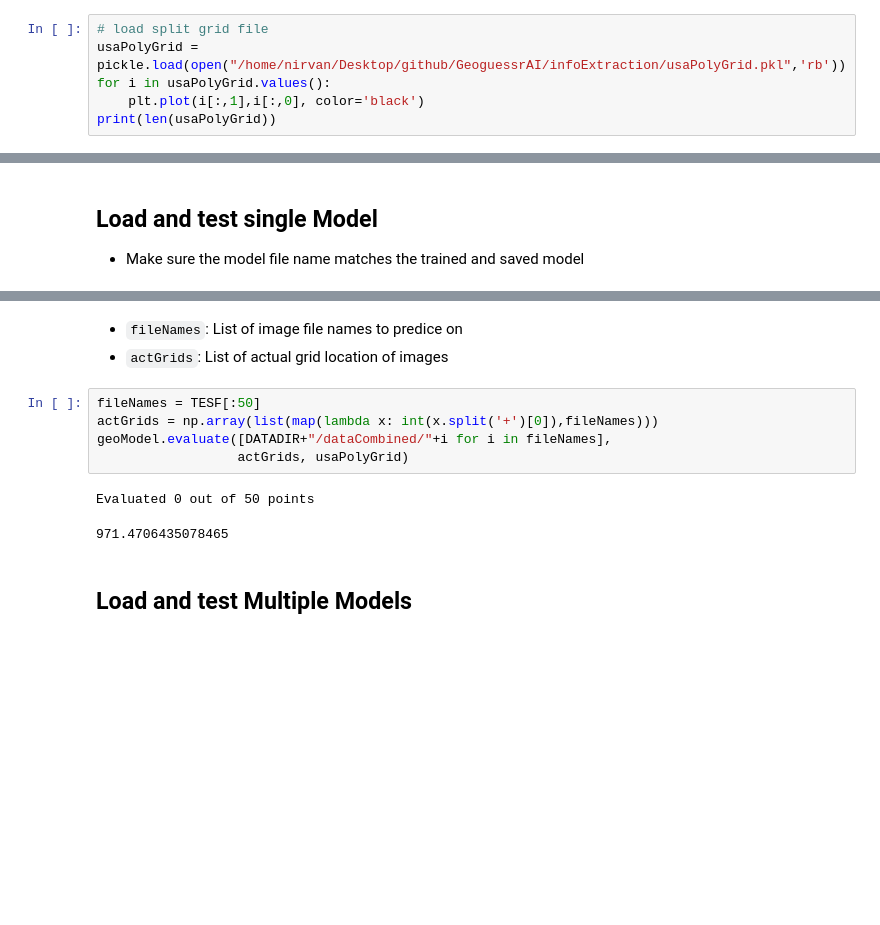
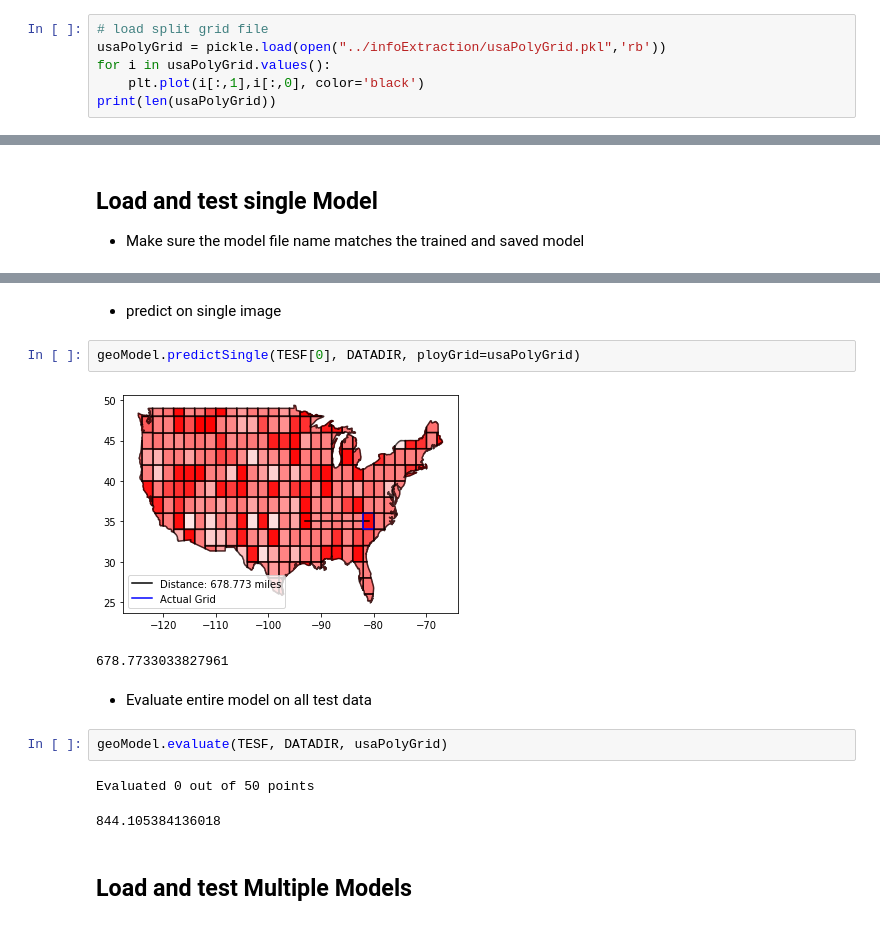
Before and after one commit to Nirvan66/GeoguessrAI, a Jupyter notebook: machineLearning/geoGuessrCNN_TrainTest.ipynb, the cells around one changed output, grey strips where cells are left out. Saved outputs shown, nothing was run; the diff lists cells and outputs as text; blank space fills up the shorter version.

```diff
--- a/machineLearning/geoGuessrCNN_TrainTest.ipynb
+++ b/machineLearning/geoGuessrCNN_TrainTest.ipynb
@@ -42,6 +48,6 @@ Train files: 27702, Test files: 1458
 # %%
 # load split grid file
-usaPolyGrid = pickle.load(open("/home/nirvan/Desktop/github/GeoguessrAI/infoExtraction/usaPolyGrid.pkl",'rb'))
+usaPolyGrid = pickle.load(open("../infoExtraction/usaPolyGrid.pkl",'rb'))
 for i in usaPolyGrid.values():
     plt.plot(i[:,1],i[:,0], color='black')
 print(len(usaPolyGrid))
@@ -126,14 +136,17 @@ geoModel.predictSingle(DATADIR+"/dataCombined/"+fileName, ployGrid=usaPolyGrid,
-# %% [markdown]
-* `fileNames`: List of image file names to predice on
-* `actGrids`: List of actual grid location of images
-# %%
-fileNames = TESF[:50]
-actGrids = np.array(list(map(lambda x: int(x.split('+')[0]),fileNames)))
-geoModel.evaluate([DATADIR+"/dataCombined/"+i for i in fileNames],
-                  actGrids, usaPolyGrid)
-# %% [output]
-Evaluated 0 out of 50 points
-971.4706435078465
+# %% [markdown]
+* predict on single image
+# %%
+geoModel.predictSingle(TESF[0], DATADIR, ployGrid=usaPolyGrid)
+# %% [output]
+[figure, added]
+678.7733033827961
+# %% [markdown]
+* Evaluate entire model on all test data
+# %%
+geoModel.evaluate(TESF, DATADIR, usaPolyGrid)
+# %% [output]
+Evaluated 0 out of 50 points
+844.105384136018
 # %% [markdown]
 ## Load and test Multiple Models
 # %%
```
Also changed, not shown: parts of 18 cells of this notebook, 37 other files.
